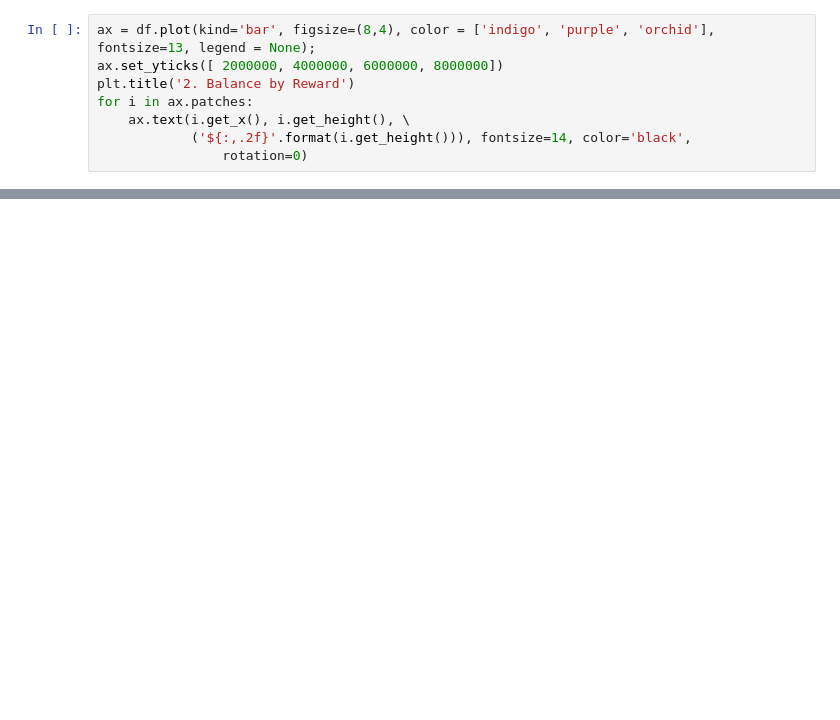
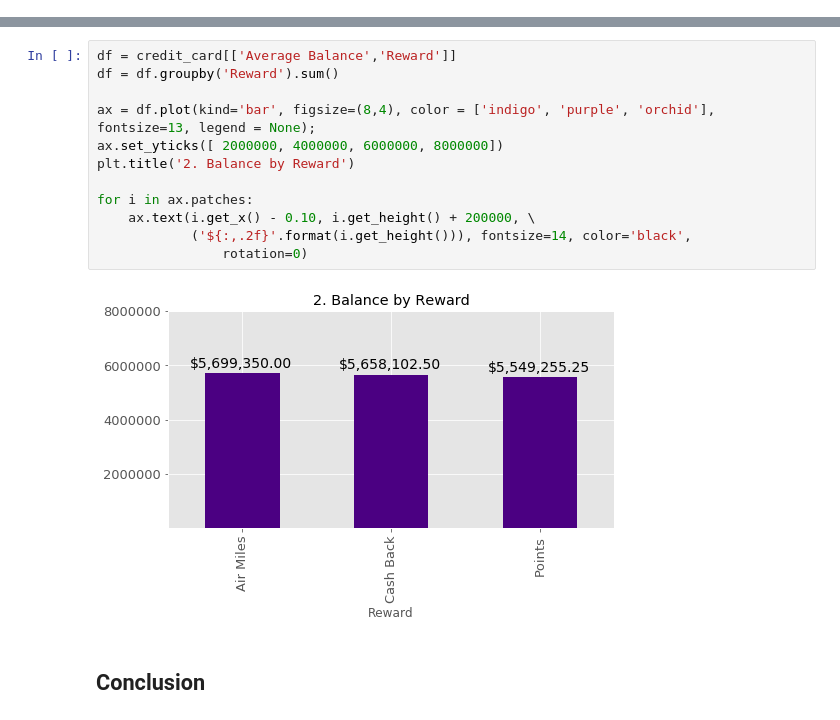
Before and after one commit to marinacavalari/credit-card-analysis, a Jupyter notebook: analise_cartoes.ipynb, the cells around one changed output, grey strips where cells are left out. Drawn from its saved outputs; the diff is of its cells as text; blank space fills up the shorter version.

```diff
--- a/analise_cartoes.ipynb
+++ b/analise_cartoes.ipynb
@@ -85,8 +0,0 @@ As demonstrated in our table above, our client is very faithful to our methods a
-# %%
-ax = df.plot(kind='bar', figsize=(8,4), color = ['indigo', 'purple', 'orchid'], fontsize=13, legend = None);
-ax.set_yticks([ 2000000, 4000000, 6000000, 8000000])
-plt.title('2. Balance by Reward')
-for i in ax.patches:
-    ax.text(i.get_x(), i.get_height(), \
-            ('${:,.2f}'.format(i.get_height())), fontsize=14, color='black',
-                rotation=0)
@@ -107,0 +72,16 @@ Our main goal is to be present in people's lives and reward them through their s
+# %%
+df = credit_card[['Average Balance','Reward']]
+df = df.groupby('Reward').sum()
+
+ax = df.plot(kind='bar', figsize=(8,4), color = ['indigo', 'purple', 'orchid'], fontsize=13, legend = None);
+ax.set_yticks([ 2000000, 4000000, 6000000, 8000000])
+plt.title('2. Balance by Reward')
+
+for i in ax.patches:
+    ax.text(i.get_x() - 0.10, i.get_height() + 200000, \
+            ('${:,.2f}'.format(i.get_height())), fontsize=14, color='black',
+                rotation=0)
+# %% [output]
+[figure, added]
+# %% [markdown]
+## Conclusion
```
Also changed, not shown: parts of 43 cells of this notebook, 1 other file.
